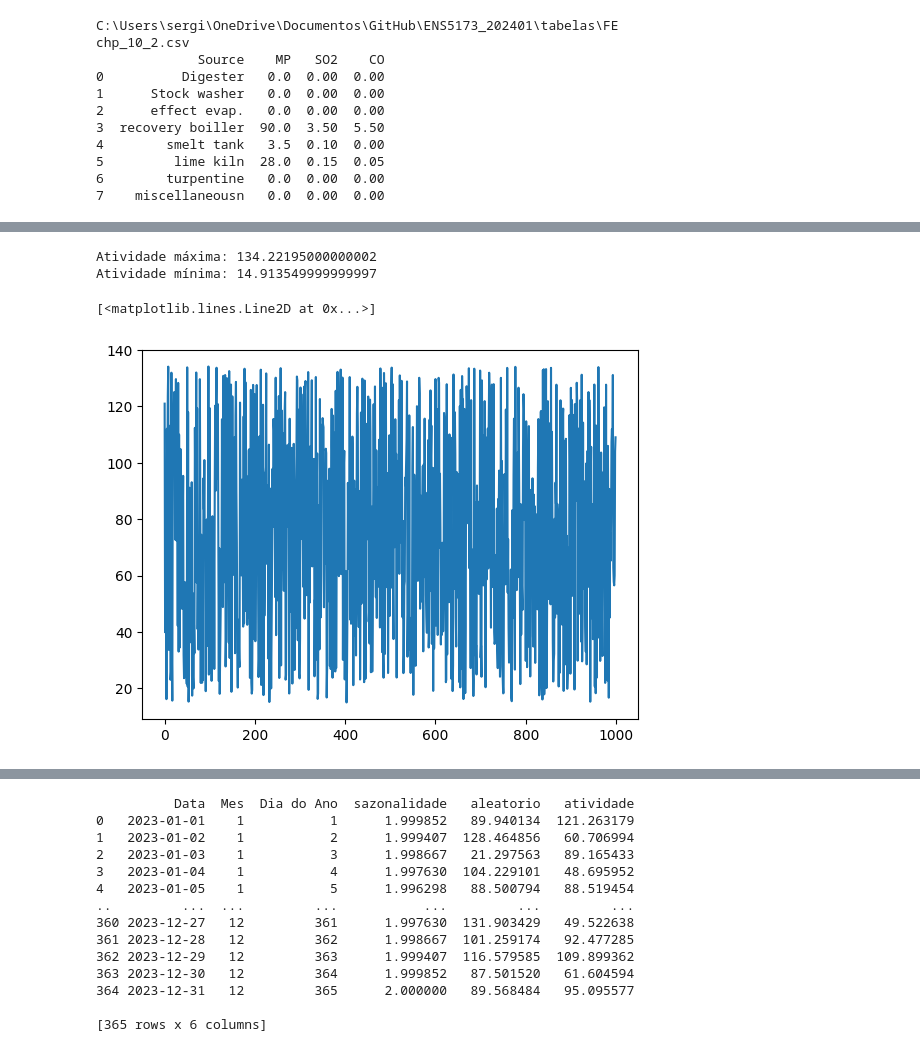
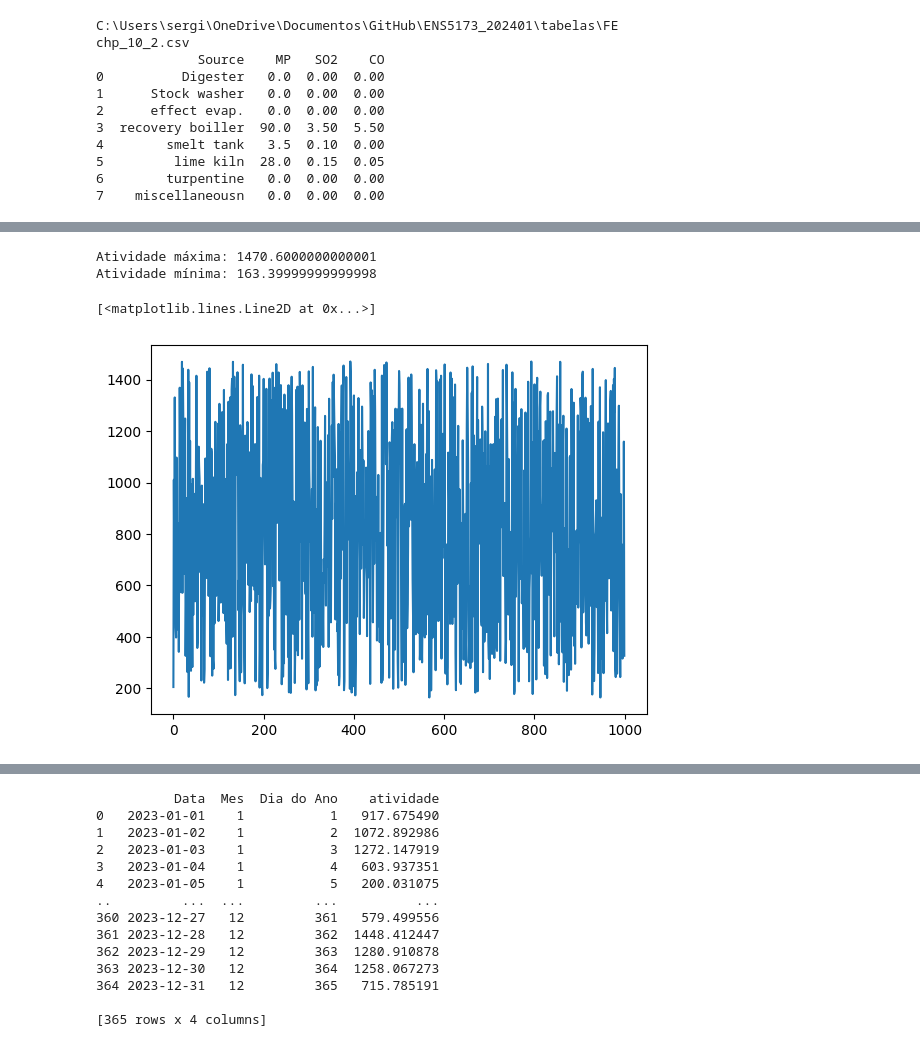
Before and after one commit to maiarasimone/ENS5173_202401, a Jupyter notebook: Atividade01_01.ipynb, the cells around one changed output, grey strips where cells are left out. Saved outputs shown, nothing was run; the diff lists cells and outputs as text; code cells hidden in the pictures.

```diff
--- a/Atividade01_01.ipynb
+++ b/Atividade01_01.ipynb
@@ -35,8 +35,8 @@ chp_10_2.csv
 # %%
 # Plotando os fatores de emissão
 import matplotlib.pyplot as plt
-
-atv = 74568 # Considerando uma taxa de atividade
+#298271
+atv = 817 #taxa de atividade
 emis = fe*atv
 
 
@@ -45,17 +45,18 @@ print(emis.sum())
 
 #criando a figura com matplotlib
 #criando subplots com numero de linhas igual ao numero de poluentes
-#sharex significa compartilhar o eixo x
 fig,ax = plt.subplots(len(fe.columns)-1,1,figsize=(12, 15))
 
-#loop para reencher o subplot com os graficos de barra
+#loop para reencher o subplot com os graficos de barra : Para cada iteração do loop, um gráfico de barra é criado usando o método .
+#bar do objeto Axes (presumivelmente ax é uma lista de objetos Axes). O eixo x é definido como os valores da coluna 'Source',
+#e o eixo y é definido como os valores da coluna atual (fe.iloc[:, ii]). A cor das barras é definida manualmente.
 for ii in range(1,len(fe.columns)):
     print(ii)
-    ax[ii-1].bar(fe['Source'],fe.iloc[:,ii], color=['pink', 'violet','cyan','blue','yellow'])
-    ax[ii-1].set_xlabel('Processo', fontsize = 5)
-    ax[ii-1].set_ylabel(fe.columns[ii]+'\n (kg/Mg)', fontsize = 5)
+    ax[ii-1].bar(fe['Source'],fe.iloc[:,ii], color=['pink', 'violet','cyan','blue','yellow', 'green', 'purple', 'gold'])
+    ax[ii-1].set_xlabel('Processo', fontsize = 10)
+    ax[ii-1].set_ylabel(fe.columns[ii]+'\n (kg/Mg)', fontsize = 10)
 
 #salvando a figura na pasta figures
-#fig.savefig(cwd+'\\figures\\barplot_fatorEmiss.png')
+fig.savefig(cwd+'\\figures\\barplot_fatorEmiss.png')
 # %% [output]
 Source    DigesterDigesterDigesterDigesterDigesterDigest...
@@ -70,44 +71,30 @@ dtype: object
 # %%
-# Criando vetor de valores aleatórios
 import numpy as np
 
-# Definindo as atividades trimestrais
-atividades_trimestrais = [80.495, 75.976, 68.728, 73.072]
-
-# Calculando a média das atividades trimestrais
-media = sum(atividades_trimestrais) / len(atividades_trimestrais)
 
 # Definindo a porcentagem para calcular a atividade máxima e mínima (80% neste caso)
 porcentagem = 0.8
 
 # Calculando a atividade máxima e mínima
-atvMax = media * (1 + porcentagem)
-atvMin = media * (1 - porcentagem)
+atvMax = atv* (1 + porcentagem)
+atvMin = atv * (1 - porcentagem)
 
 # Mostrando os resultados
 print("Atividade máxima:", atvMax)
 print("Atividade mínima:", atvMin)
 
 # Criando vetor de valores aleatórios
 n = 1000
 atv = (atvMax-atvMin)*np.random.rand(n) + atvMin
-#print(atv)
+
 # Criando uma figura com os valores aleatórios
 fig, ax= plt.subplots()
 ax.plot(atv)
-
-#n = df.shape[0]
-# Criando atividade aleatória
-#atv = (atvMax - atvMin)*np.random.rand(n) + atvMin
-#df['atividade'] = atv
-#print(atv)
-#print(df)
-#df.to_csv(r"C:\Users\sergi\OneDrive\Documentos\GitHub\ENS5173_202401\tabelas\ativ.csv")
 # %% [output]
-Atividade máxima: 134.22195000000002
-Atividade mínima: 14.913549999999997
+Atividade máxima: 1470.6000000000001
+Atividade mínima: 163.39999999999998
 [<matplotlib.lines.Line2D at 0x...>]
-[figure, old version]
+[figure, new version]
 # %%
 # Criar um vetor com as datas
 from datetime import datetime, timedelta
@@ -198,20 +185,20 @@ print(df)
 
 df.to_csv("C:\\Users\\sergi\\OneDrive\\Documentos\\GitHub\\ENS5173_202401\\tabelas\\ativ.csv")
 # %% [output]
-          Data  Mes  Dia do Ano  sazonalidade   aleatorio   atividade
-0   2023-01-01    1           1      1.999852   89.940134  121.263179
-1   2023-01-02    1           2      1.999407  128.464856   60.706994
-2   2023-01-03    1           3      1.998667   21.297563   89.165433
-3   2023-01-04    1           4      1.997630  104.229101   48.695952
-4   2023-01-05    1           5      1.996298   88.500794   88.519454
-..         ...  ...         ...           ...         ...         ...
-360 2023-12-27   12         361      1.997630  131.903429   49.522638
-361 2023-12-28   12         362      1.998667  101.259174   92.477285
-362 2023-12-29   12         363      1.999407  116.579585  109.899362
-363 2023-12-30   12         364      1.999852   87.501520   61.604594
-364 2023-12-31   12         365      2.000000   89.568484   95.095577
+          Data  Mes  Dia do Ano    atividade
+0   2023-01-01    1           1   917.675490
+1   2023-01-02    1           2  1072.892986
+2   2023-01-03    1           3  1272.147919
+3   2023-01-04    1           4   603.937351
+4   2023-01-05    1           5   200.031075
+..         ...  ...         ...          ...
+360 2023-12-27   12         361   579.499556
+361 2023-12-28   12         362  1448.412447
+362 2023-12-29   12         363  1280.910878
+363 2023-12-30   12         364  1258.067273
+364 2023-12-31   12         365   715.785191
 
-[365 rows x 6 columns]
+[365 rows x 4 columns]
 # %%
 # Criando componente sazonal
 
```
Also changed, not shown: parts of 4 cells of this notebook, 1 other file.
